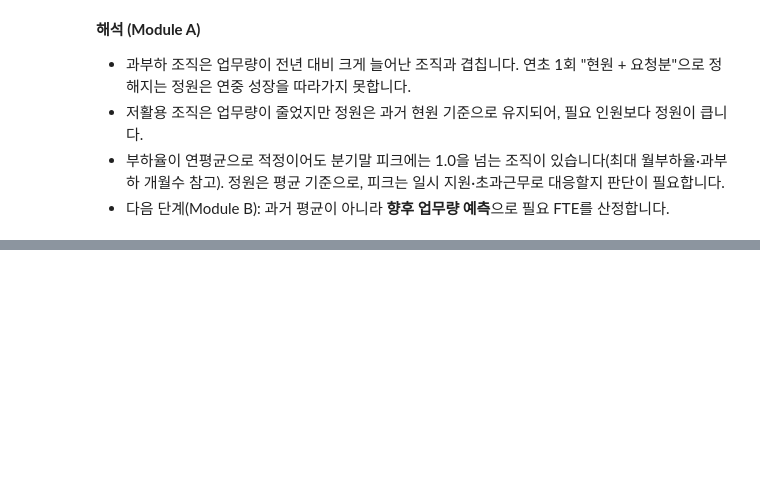
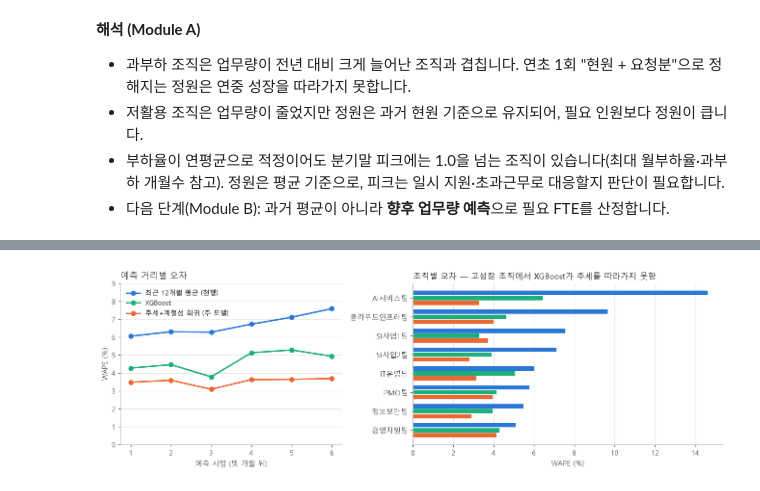
Before and after one commit to sujin-1015/orgpilot-ai, a Jupyter notebook: notebooks/analysis.ipynb, the cells around one changed output, grey strips where cells are left out. Saved outputs shown, nothing was run; the diff lists cells and outputs as text; code cells hidden in the pictures; blank space fills up the shorter version.

```diff
--- a/notebooks/analysis.ipynb
+++ b/notebooks/analysis.ipynb
@@ -157,0 +165,7 @@ Out[6]: <pandas.io.formats.style.Styler at 0x...>
+# %%
+df = F.prepare(tables["workload"])
+bt = F.backtest(df)
+summary = F.summarize_backtest(bt)
+summary.style.format("{:.1%}").set_caption(
+    "monthly_wape: 월 단위 오차 / level_wape: 예측 구간 평균 수준 오차(정원 산정에 쓰이는 값) / "
+    "level_err_p90: 평균 수준 오차의 90분위 / bias: 과대(+)·과소(−) 예측")
@@ -157,0 +178,23 @@ Out[6]: <pandas.io.formats.style.Styler at 0x...>
+# %%
+MODEL_COLOR = {"baseline_mean": "#2a78d6", "seasonal_trend": "#eb6834", "xgboost": "#1baf7a"}
+MODEL_LABEL = {"baseline_mean": "최근 12개월 평균 (현행)", "seasonal_trend": "추세+계절성 회귀 (주 모델)", "xgboost": "XGBoost"}
+by_h = F.wape_by(bt, "h")
+by_d = F.wape_by(bt, "department_id").rename(index=names)
+
+fig, (a1, a2) = plt.subplots(1, 2, figsize=(12, 4), gridspec_kw={"width_ratios": [1, 1.4]})
+for mname in ["baseline_mean", "xgboost", "seasonal_trend"]:
+    a1.plot(by_h.index, by_h[mname] * 100, marker="o", ms=6, lw=2, color=MODEL_COLOR[mname], label=MODEL_LABEL[mname])
+a1.set_xlabel("예측 시점 (몇 개월 뒤)"); a1.set_ylabel("WAPE (%)"); a1.set_ylim(0, 9)
+a1.set_title("예측 거리별 오차", loc="left", color=INK); a1.legend(frameon=False, fontsize=9)
+a1.grid(axis="y", color="#e6e5e0", lw=0.8)
+
+dd = by_d.sort_values("baseline_mean")
+yy = np.arange(len(dd)); w = 0.26
+for i, mname in enumerate(["baseline_mean", "xgboost", "seasonal_trend"]):
+    a2.barh(yy + (1 - i) * w, dd[mname] * 100, height=w - 0.03, color=MODEL_COLOR[mname], label=MODEL_LABEL[mname])
+a2.set_yticks(yy, dd.index); a2.set_xlabel("WAPE (%)")
+a2.set_title("조직별 오차 — 고성장 조직에서 XGBoost가 추세를 따라가지 못함", loc="left", color=INK, fontsize=11)
+a2.grid(axis="x", color="#e6e5e0", lw=0.8); a2.set_axisbelow(True)
+fig.tight_layout(); fig.savefig(IMG / "b_backtest.png", bbox_inches="tight")
+# %% [output]
+[figure, added]
```
Also changed, not shown: parts of 16 cells of this notebook, 8 other files.
